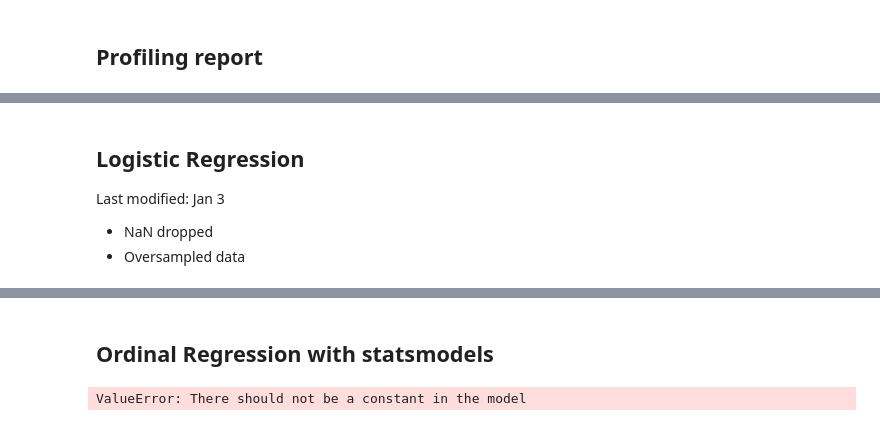
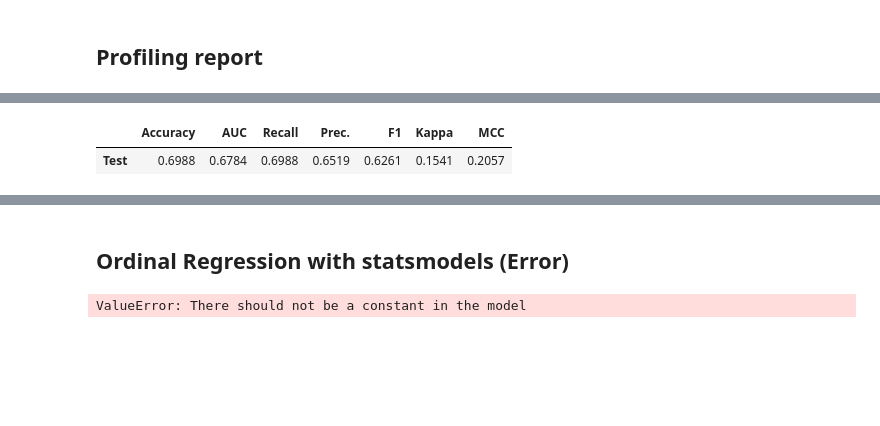
Before and after one commit to Dune-Z/Machine-Learning-Project, a Jupyter notebook: src/main.ipynb, the cells around one changed output, grey strips where cells are left out. Drawn from its saved outputs; the diff is of its cells as text; code cells hidden in the pictures; blank space fills up the shorter version.

Commit message:
Add 2 versions of Logistic Regression

```diff
--- a/src/main.ipynb
+++ b/src/main.ipynb
@@ -190,6 +170,3 @@ ExtraTreesClassifier(bootstrap=False, ccp_alpha=0.0, class_weight=None,
-# %% [markdown]
-## Logistic Regression
-Last modified: Jan 3
-
--   NaN dropped
--   Oversampled data
+# %%
+model = create_model('lr', cross_validation=False)
+# %% [output]
@@ -195,0 +174,2 @@ Last modified: Jan 3
+|  | Accuracy | AUC | Recall | Prec. | F1 | Kappa | MCC |
+| Test | 0.6988 | 0.6784 | 0.6988 | 0.6519 | 0.6261 | 0.1541 | 0.2057 |
@@ -196,5 +177,5 @@ Last modified: Jan 3
 # %% [markdown]
-## Ordinal Regression with statsmodels
+## Ordinal Regression with statsmodels (Error)
 # %%
 import statsmodels.api as sm
 from statsmodels.miscmodels.ordinal_model import OrderedModel
```
Also changed, not shown: parts of 11 cells of this notebook.
